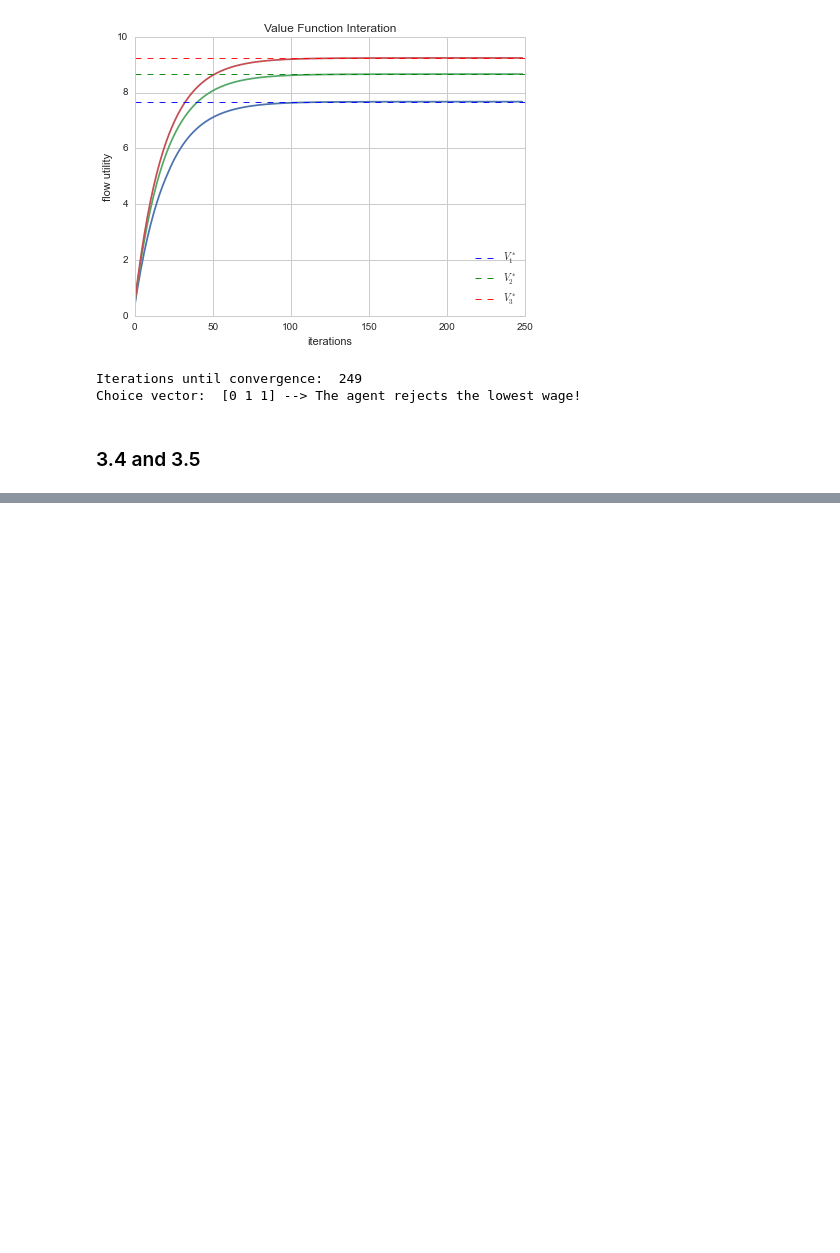
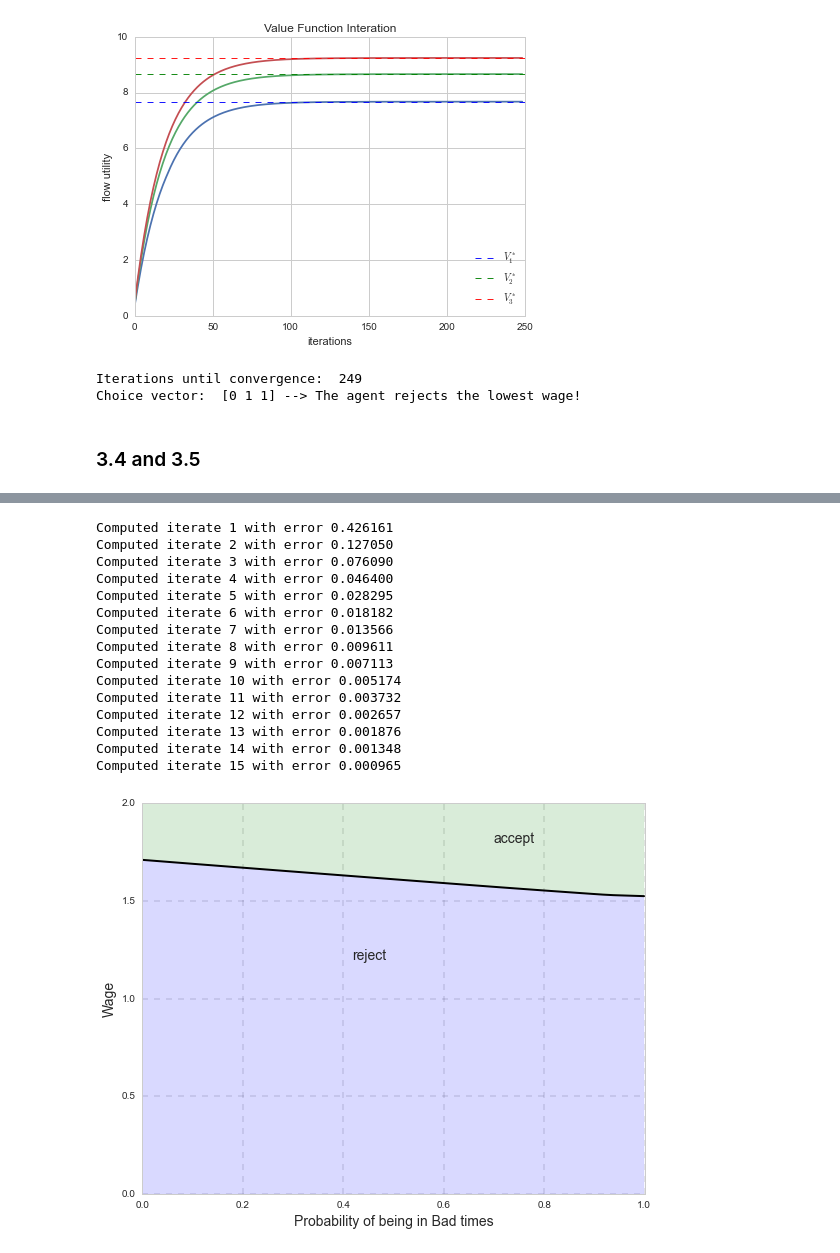
Before and after one commit to anhnguyendepocen/2015-06-10-sgpe, a Jupyter notebook: unemployment/App1_Solutions.ipynb, the cells around one changed output, grey strips where cells are left out. Saved outputs shown, nothing was run; the diff lists cells and outputs as text; code cells hidden in the pictures; blank space fills up the shorter version.

```diff
--- a/unemployment/App1_Solutions.ipynb
+++ b/unemployment/App1_Solutions.ipynb
@@ -402,0 +478,36 @@ print "Total welfare: ",Welfare
+# %%
+############################### Team RWO #######################################
+
+sp = SearchProblem(pi_grid_size=50)
+phi_init = np.ones(len(sp.pi_grid))
+w_bar = compute_fixed_point(sp.res_wage_operator, phi_init)
+
+fig, ax = plt.subplots(figsize=(9, 7))
+ax.plot(sp.pi_grid, w_bar, linewidth=2, color='black')
+ax.set_ylim(0, 2)
+ax.grid(axis='x', linewidth=0.25, linestyle='--', color='0.25')
+ax.grid(axis='y', linewidth=0.25, linestyle='--', color='0.25')
+ax.fill_between(sp.pi_grid, 0, w_bar, color='blue', alpha=0.15)
+ax.fill_between(sp.pi_grid, w_bar, 2, color='green', alpha=0.15)
+ax.text(0.42, 1.2, 'reject',fontsize=14)
+ax.text(0.7, 1.8, 'accept',fontsize=14)
+plt.xlabel('Probability of being in Bad times',fontsize=14)
+plt.ylabel('Wage',fontsize=14)
+plt.show()
+# %% [output]
+Computed iterate 1 with error 0.426161
+Computed iterate 2 with error 0.127050
+Computed iterate 3 with error 0.076090
+Computed iterate 4 with error 0.046400
+Computed iterate 5 with error 0.028295
+Computed iterate 6 with error 0.018182
+Computed iterate 7 with error 0.013566
+Computed iterate 8 with error 0.009611
+Computed iterate 9 with error 0.007113
+Computed iterate 10 with error 0.005174
+Computed iterate 11 with error 0.003732
+Computed iterate 12 with error 0.002657
+Computed iterate 13 with error 0.001876
+Computed iterate 14 with error 0.001348
+Computed iterate 15 with error 0.000965
+[figure, added]
```
Also changed, not shown: parts of 14 cells of this notebook, 2 other files.
